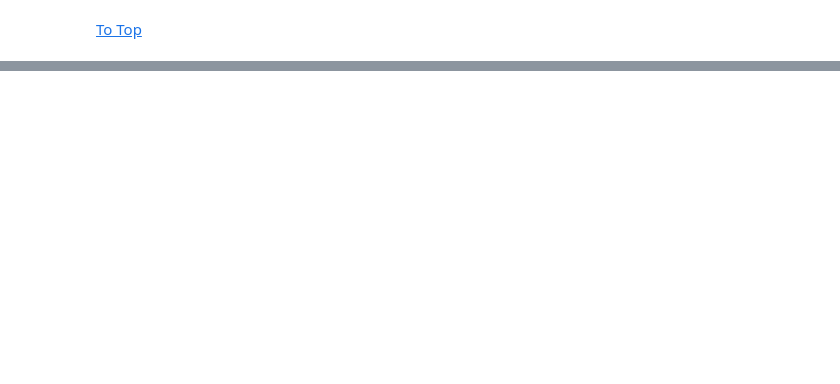
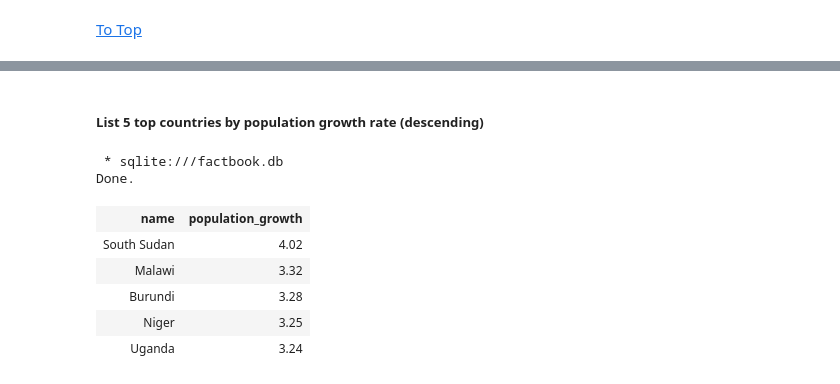
Before and after one commit to IS-87/DataQuest-GP-Simple-SQL-Usage, a Jupyter notebook: SQL for Data Analysis.ipynb, the cells around one changed output, grey strips where cells are left out. Saved outputs shown, nothing was run; the diff lists cells and outputs as text; code cells hidden in the pictures; blank space fills up the shorter version.

```diff
--- a/SQL for Data Analysis.ipynb
+++ b/SQL for Data Analysis.ipynb
@@ -176,0 +229,19 @@ Done.
+# %% [markdown]
+##### List 5 top countries by population growth rate (descending)
+# %%
+%%sql
+
+SELECT name, population_growth
+  FROM facts
+ WHERE name NOT IN ('World', 'European Union')
+ ORDER BY population_growth DESC
+ LIMIT 5;
+# %% [output]
+ * sqlite:///factbook.db
+Done.
+| name | population_growth |
+| South Sudan | 4.02 |
+| Malawi | 3.32 |
+| Burundi | 3.28 |
+| Niger | 3.25 |
+| Uganda | 3.24 |
```
Also changed, not shown: parts of 36 cells of this notebook.
